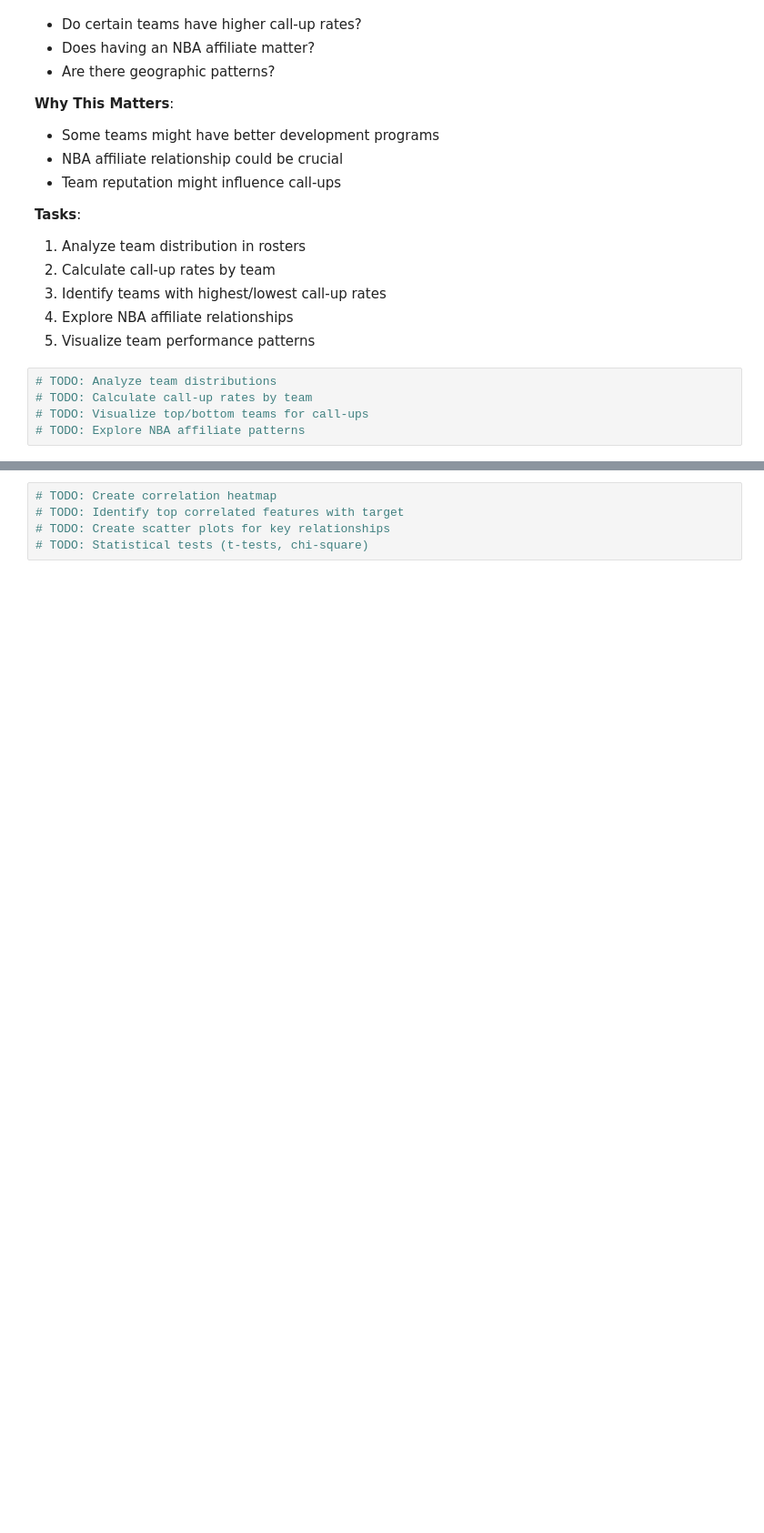
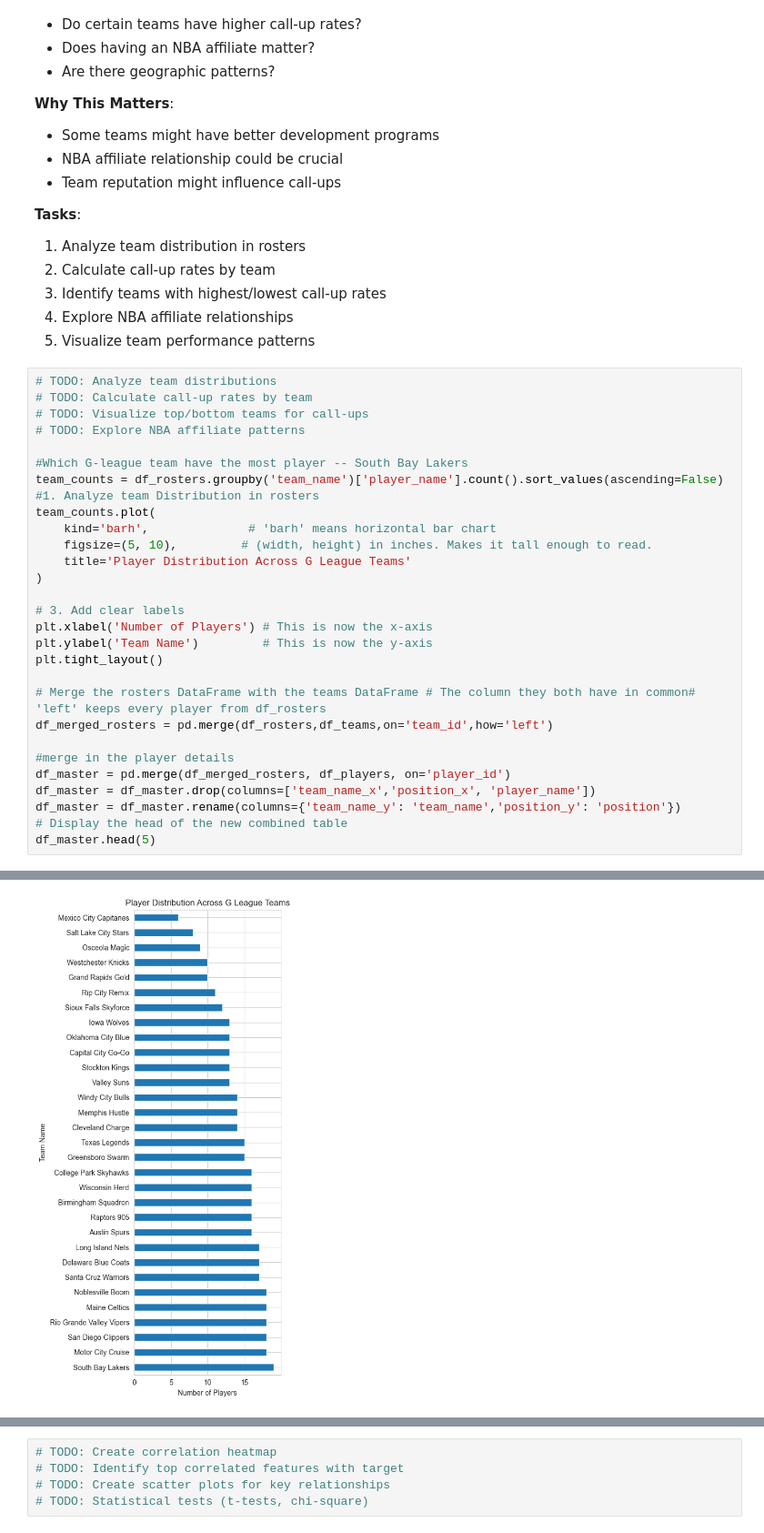
Before and after one commit to anirudh9280/Next-Up, a Jupyter notebook: eda.ipynb, the cells around one changed output, grey strips where cells are left out. Shown: that part at 91% size. Drawn from its saved outputs; the diff is of its cells as text; blank space fills up the shorter version.

```diff
--- a/eda.ipynb
+++ b/eda.ipynb
@@ -164,3 +271,28 @@ Datasets loaded:
 # TODO: Calculate call-up rates by team
 # TODO: Visualize top/bottom teams for call-ups
 # TODO: Explore NBA affiliate patterns
+
+#Which G-league team have the most player -- South Bay Lakers
+team_counts = df_rosters.groupby('team_name')['player_name'].count().sort_values(ascending=False)
+#1. Analyze team Distribution in rosters
+team_counts.plot(
+    kind='barh',              # 'barh' means horizontal bar chart
+    figsize=(5, 10),         # (width, height) in inches. Makes it tall enough to read.
+    title='Player Distribution Across G League Teams'
+)
+
+# 3. Add clear labels
+plt.xlabel('Number of Players') # This is now the x-axis
+plt.ylabel('Team Name')         # This is now the y-axis
+plt.tight_layout()
+
+# Merge the rosters DataFrame with the teams DataFrame # The column they both have in common# 'left' keeps every player from df_rosters
+df_merged_rosters = pd.merge(df_rosters,df_teams,on='team_id',how='left')
+
+#merge in the player details
+df_master = pd.merge(df_merged_rosters, df_players, on='player_id')
+df_master = df_master.drop(columns=['team_name_x','position_x', 'player_name'])
+df_master = df_master.rename(columns={'team_name_y': 'team_name','position_y': 'position'})
+# Display the head of the new combined table
+df_master.head(5)
+# %% [output]
@@ -166,0 +305 @@ Datasets loaded:
+[figure, added]
```
Also changed, not shown: parts of 7 cells of this notebook, 1 other file.
